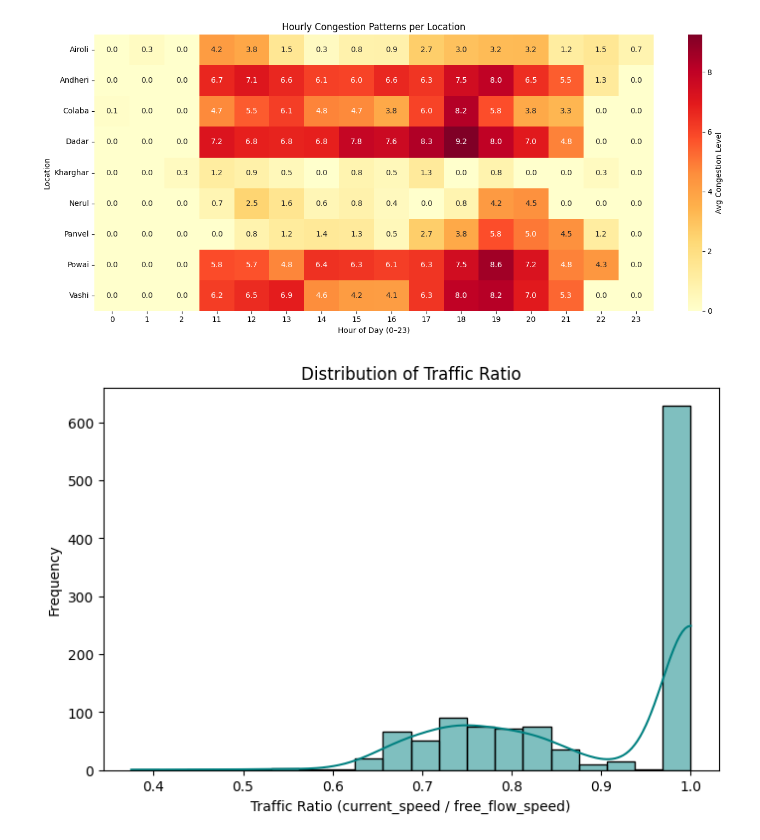
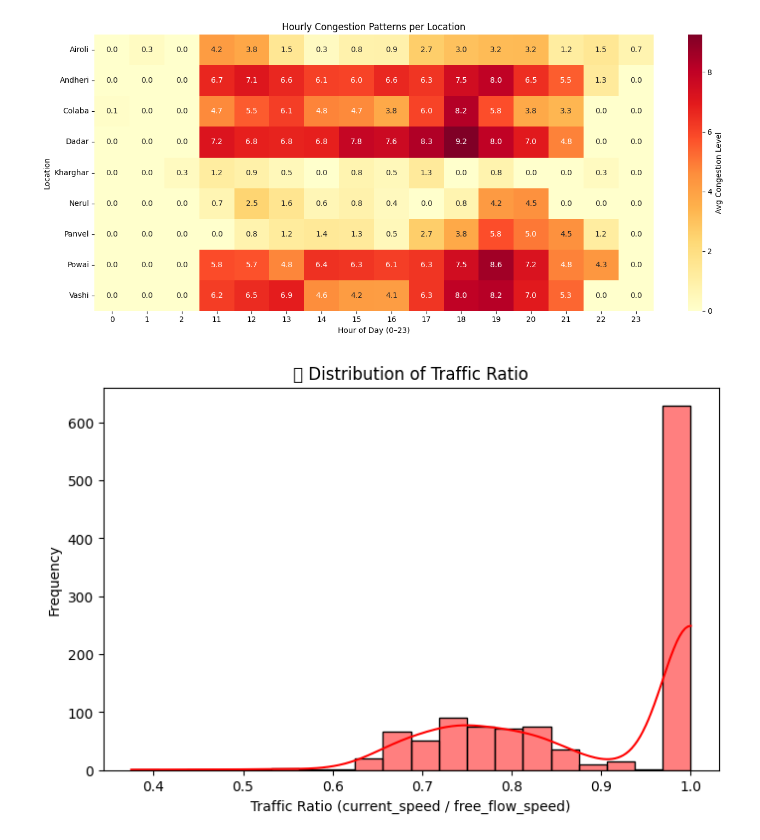
Before and after one commit to srgmnagar/traffic-congestion-analyzer, a Jupyter notebook: notebooks/data_analysis.ipynb, the cells around one changed output. Saved outputs shown, nothing was run; the diff lists cells and outputs as text; code cells hidden in the pictures.

Commit message:
plotting

```diff
--- a/notebooks/data_analysis.ipynb
+++ b/notebooks/data_analysis.ipynb
@@ -351,11 +352,14 @@ plt.show()
 # %% [output]
 [figure]
 # %%
+import seaborn as sns
+import matplotlib.pyplot as plt
+
 plt.figure(figsize=(8,5))
-sns.histplot(df['traffic_ratio'], bins=20, kde=True, color='teal')
-plt.title("Distribution of Traffic Ratio")
+sns.histplot(df['traffic_ratio'], bins=20, kde=True, color='red')
+plt.title("📊 Distribution of Traffic Ratio")
 plt.xlabel("Traffic Ratio (current_speed / free_flow_speed)")
 plt.ylabel("Frequency")
 plt.show()
 # %% [output]
-[figure, old version]
+[figure, new version]
```
Also changed, not shown: parts of 7 cells of this notebook.
